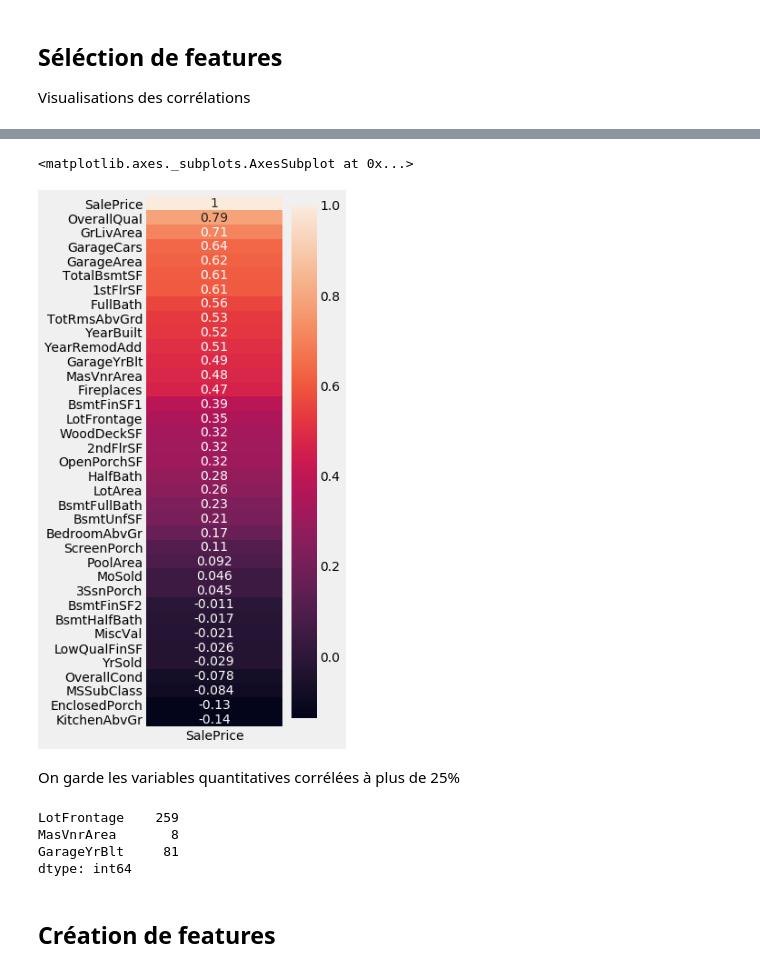
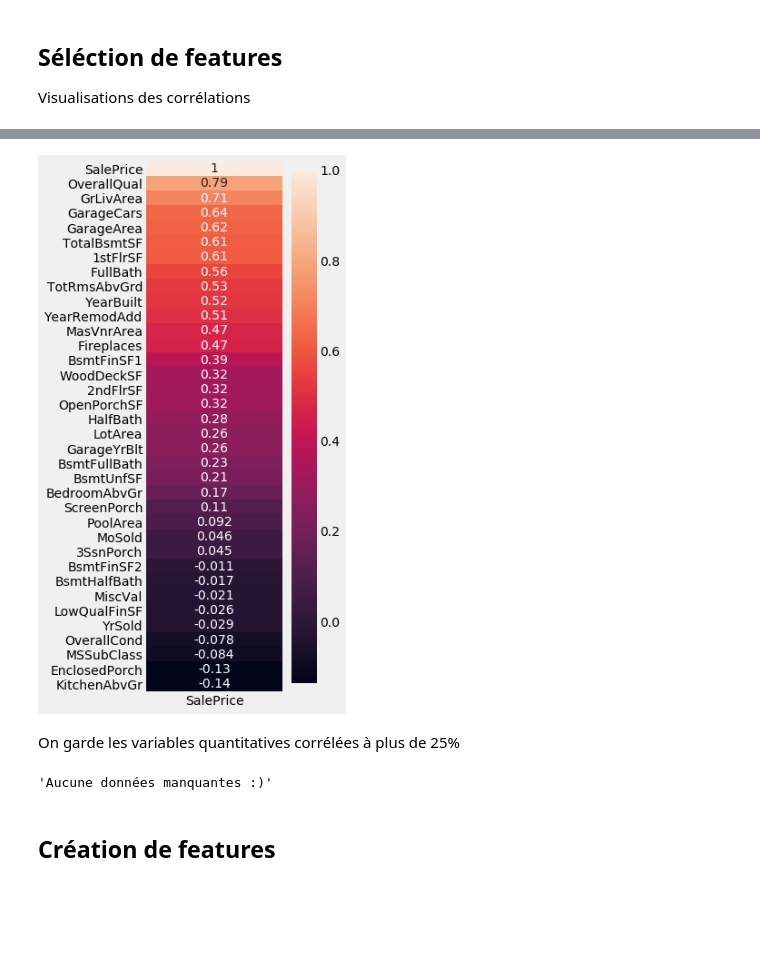
Before and after one commit to June-So/House-Price-Project, a Jupyter notebook: linear_regression.ipynb, the cells around one changed output, grey strips where cells are left out. Cells and saved outputs as stored; diff of their text form; code cells hidden in the pictures; blank space fills up the shorter version.

```diff
--- a/linear_regression.ipynb
+++ b/linear_regression.ipynb
@@ -119,23 +108,17 @@ sns.heatmap(train_clean.corr())
-# %%
-corr_price = train_clean.corr()[['SalePrice']].sort_values('SalePrice',ascending=False)
-plt.figure(figsize=(3,10))
-sns.heatmap(corr_price,annot=True)
-# %% [output]
-<matplotlib.axes._subplots.AxesSubplot at 0x...>
-[figure, removed]
+# %%
+view_one_correlation(train_clean,'SalePrice',figsize=(3,10))
+# %% [output]
+[figure, added]
 # %% [markdown]
 On garde les variables quantitatives corrélées à plus de 25%
 # %%
 corr_price = train_clean.corr()['SalePrice']
 cols_features = corr_price[corr_price > 0.25].index
 train_clean = train_clean[cols_features]
-# %%
-train_clean.isna().sum()[train_clean[cols_features].isna().sum() > 0]
-# %% [output]
-LotFrontage    259
-MasVnrArea       8
-GarageYrBlt     81
-dtype: int64
+# %%
+view_total_na(train_clean)
+# %% [output]
+'Aucune données manquantes :)'
 # %% [markdown]
 ## Création de features
 # %% [markdown]
```
Also changed, not shown: parts of 11 cells of this notebook, 1 other file.
